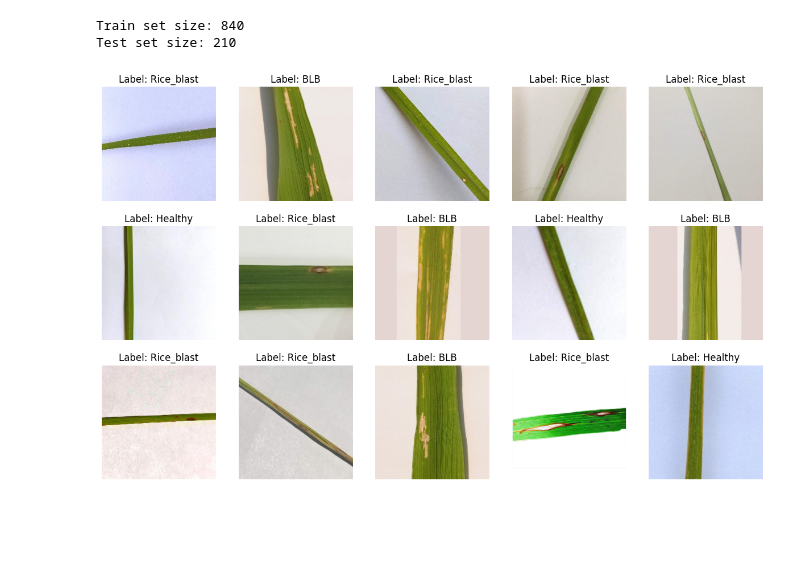
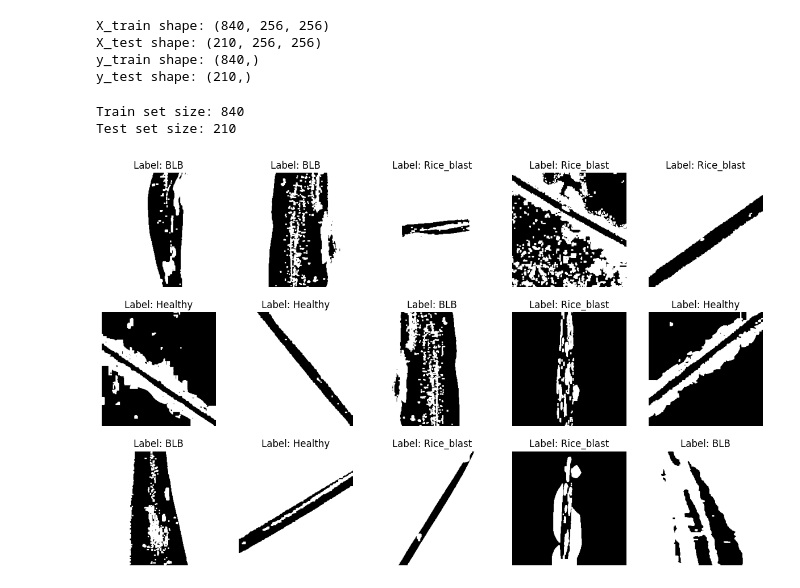
Before and after one commit to NagaSudharshan-K/RiceBioS-CNN, a Jupyter notebook: RiceBioS1.ipynb, the cells around one changed output. Cells and saved outputs as stored; diff of their text form; code cells hidden in the pictures; blank space fills up the shorter version.

```diff
--- a/RiceBioS1.ipynb
+++ b/RiceBioS1.ipynb
@@ -20,9 +23,45 @@ def load_images_from_folder(folder,target_size=(256,256)):
 # %%
-folder_path = "C:\SUDHARSHAN\miniProject\RiceBioS_Dataset"
-images, labels = load_images_from_folder(folder_path)
+def load_images_from_folder(folder, target_size=(256, 256), test_size=0.2):
+    images = []
+    labels = []
+
+    for label, class_folder in enumerate(os.listdir(folder)):
+        class_path = os.path.join(folder, class_folder)
+        for filename in os.listdir(class_path):
+            img_path = os.path.join(class_path, filename)
+            img = cv2.imread(img_path)
+
+            if img is not None:
+                img = cv2.resize(img, target_size)
+                img = cv2.cvtColor(img, cv2.COLOR_BGR2RGB)
+                preprocessed_img = preprocess_image(img)
+                images.append(preprocessed_img)
+                labels.append(label)
+
+    X_train, X_test, y_train, y_test = train_test_split(images, labels, test_size=test_size, random_state=42)
+
+    return X_train, X_test, y_train, y_test
+# %%
+folder_path = 'C:\SUDHARSHAN\miniProject\RiceBioS_Dataset'
+X_train, X_test, y_train, y_test = load_images_from_folder(folder_path)
+# %%
+# Convert to numpy arrays for further processing
+X_train = np.array(X_train)
+X_test = np.array(X_test)
+y_train = np.array(y_train)
+y_test = np.array(y_test)
+
+# Check the shapes of the resulting arrays
+print("X_train shape:", X_train.shape)
+print("X_test shape:", X_test.shape)
+print("y_train shape:", y_train.shape)
+print("y_test shape:", y_test.shape)
+# %% [output]
+X_train shape: (840, 256, 256)
+X_test shape: (210, 256, 256)
+y_train shape: (840,)
+y_test shape: (210,)
 # %%
-X_train, X_test, y_train, y_test = train_test_split(images, labels, test_size=0.2, random_state=42)
-
 # Check the sizes of the sets
 print(f"Train set size: {len(X_train)}")
 print(f"Test set size: {len(X_test)}")
@@ -32,18 +71,18 @@ Test set size: 210
 # %%
 import matplotlib.pyplot as plt
 
 # Assuming you have X_train, y_train from the previous code snippet
 mappings={0:"Healthy",1:"Rice_blast",2:"BLB"}
 # Define a function to visualize images with labels
 def visualize_images(images, labels):
     fig, axes = plt.subplots(3, 5, figsize=(15, 9))
     for i, ax in enumerate(axes.flat):
-        ax.imshow(images[i])
+        ax.imshow(images[i],cmap='gray' if i != -1 else 'viridis')
         ax.set_title(f"Label: {mappings[labels[i]]}")
         ax.axis('off')
     plt.show()
 
 # Visualize a subset of the training data
-visualize_images(X_train[:15], y_train[:15])
+visualize_images(X_train[15:30], y_train[15:30])
 # %% [output]
-[figure, old version]
+[figure, new version]
```
Also changed, not shown: parts of 5 cells of this notebook.
